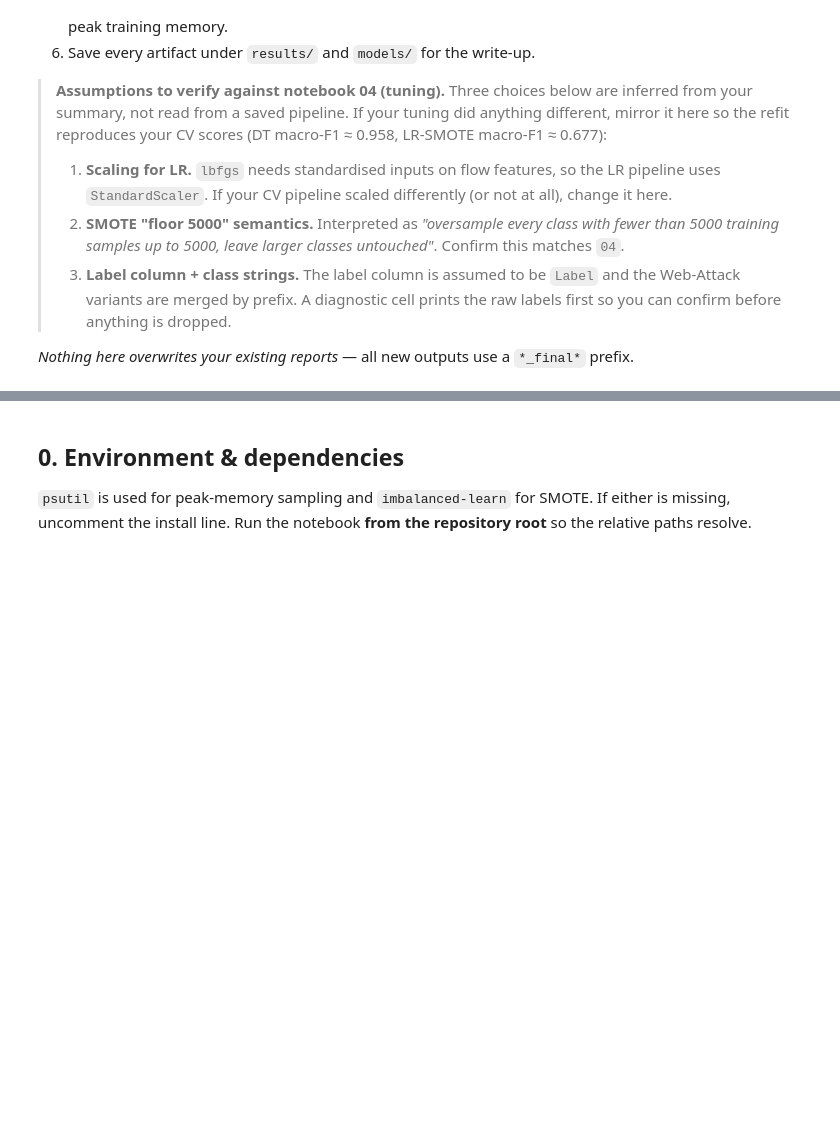
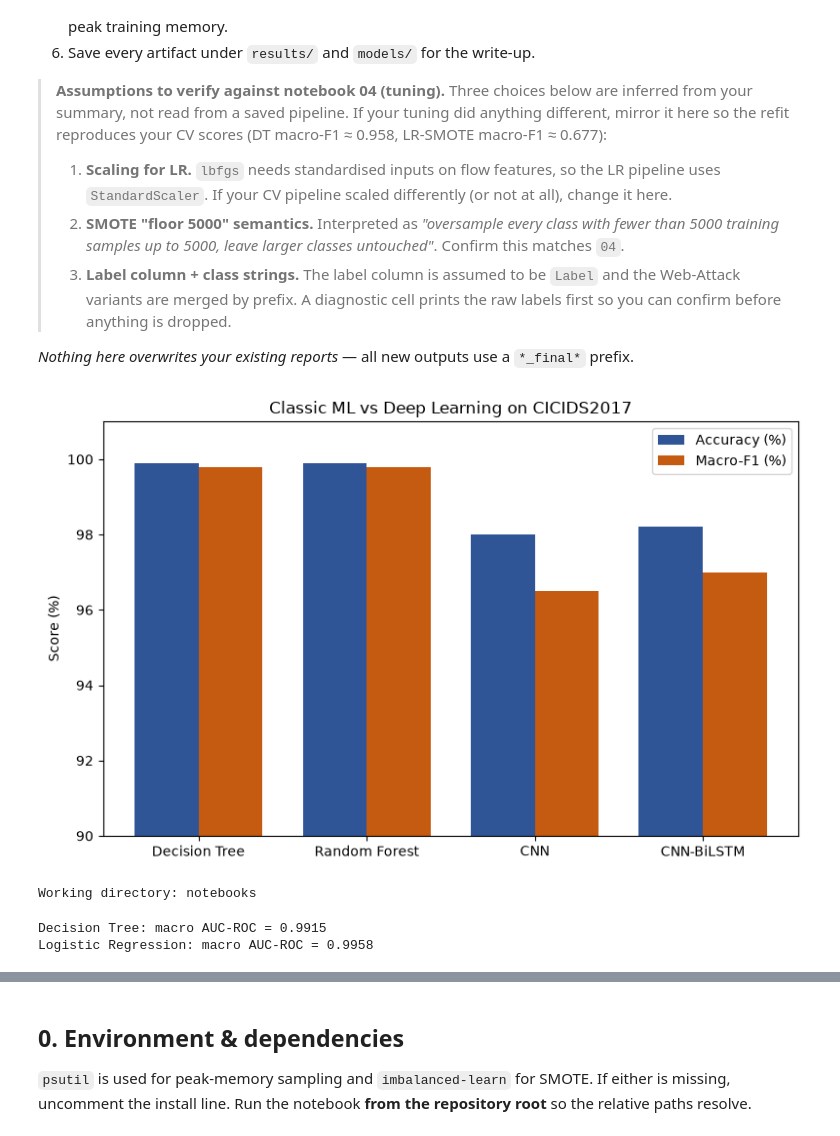
Before and after one commit to jayaphuyel/msc-lightweight-ids-cicids2017, a Jupyter notebook: notebooks/05_evaluation.ipynb, the cells around one changed output, grey strips where cells are left out. Drawn from its saved outputs; the diff is of its cells as text; code cells hidden in the pictures; blank space fills up the shorter version.

```diff
--- a/notebooks/05_evaluation.ipynb
+++ b/notebooks/05_evaluation.ipynb
@@ -21,3 +21,56 @@ This notebook refits the two **final, tuned** models on the full dataset, evalua
 > 3. **Label column + class strings.** The label column is assumed to be `Label` and the Web-Attack variants are merged by prefix. A diagnostic cell prints the raw labels first so you can confirm before anything is dropped.
 
 *Nothing here overwrites your existing reports* — all new outputs use a `*_final*` prefix.
+# %%
+import matplotlib.pyplot as plt
+import numpy as np
+
+# numbers from their paper if yours differ.
+models   = ['Decision Tree', 'Random Forest', 'CNN', 'CNN-BiLSTM']
+accuracy = [99.9, 99.9, 98.0, 98.2]
+macro_f1 = [99.8, 99.8, 96.5, 97.0]
+
+x = np.arange(len(models)); w = 0.38
+fig, ax = plt.subplots(figsize=(8, 5))
+ax.bar(x - w/2, accuracy, w, label='Accuracy (%)', color='#2F5597')
+ax.bar(x + w/2, macro_f1, w, label='Macro-F1 (%)', color='#C55A11')
+ax.set_xticks(x); ax.set_xticklabels(models)
+ax.set_ylim(90, 101)
+ax.set_ylabel('Score (%)')
+ax.set_title('Classic ML vs Deep Learning on CICIDS2017')
+ax.legend()
+plt.tight_layout()
+plt.savefig('figures/ml_vs_dl.png', dpi=200, bbox_inches='tight')
+plt.show()
+# %% [output]
+[figure, added]
+# %%
+import os
+# Always run from the notebooks/ folder so ../ paths resolve correctly
+if os.path.basename(os.getcwd()) != "notebooks":
+    if os.path.isdir("notebooks"):
+        os.chdir("notebooks")
+print("Working directory:", os.path.basename(os.getcwd()))
+# %% [output]
+Working directory: notebooks
+# %%
+import joblib, json, pandas as pd, numpy as np
+from sklearn.model_selection import train_test_split
+from sklearn.metrics import roc_auc_score
+
+df = pd.read_pickle('../data/merged_clean.pkl')
+df = df[~df['Label'].isin(['Heartbleed','Infiltration'])].copy()
+df.loc[df['Label'].str.contains('Web Attack',case=False,na=False),'Label']='Web Attack'
+feats = json.load(open('../results/feature_sets.json'))['all']
+X = df[feats].apply(pd.to_numeric,errors='coerce').fillna(0).astype('float32'); y = df['Label']
+Xtr,Xte,ytr,yte = train_test_split(X,y,test_size=0.30,stratify=y,random_state=42)
+
+for name,path in [('Decision Tree','../models/dt_final.joblib'),
+                  ('Logistic Regression','../models/lr_final.joblib')]:
+    m = joblib.load(path)
+    proba = m.predict_proba(Xte)
+    auc = roc_auc_score(yte, proba, multi_class='ovr', average='macro')
+    print(f'{name}: macro AUC-ROC = {auc:.4f}')
+# %% [output]
+Decision Tree: macro AUC-ROC = 0.9915
+Logistic Regression: macro AUC-ROC = 0.9958
```
Also changed, not shown: parts of 6 cells of this notebook, 1 other file.
